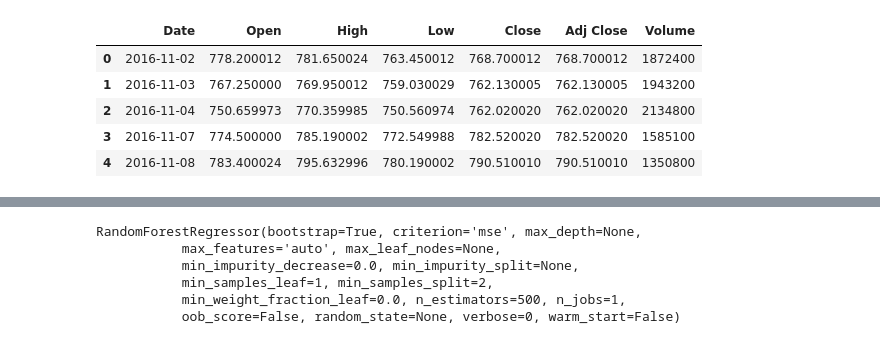
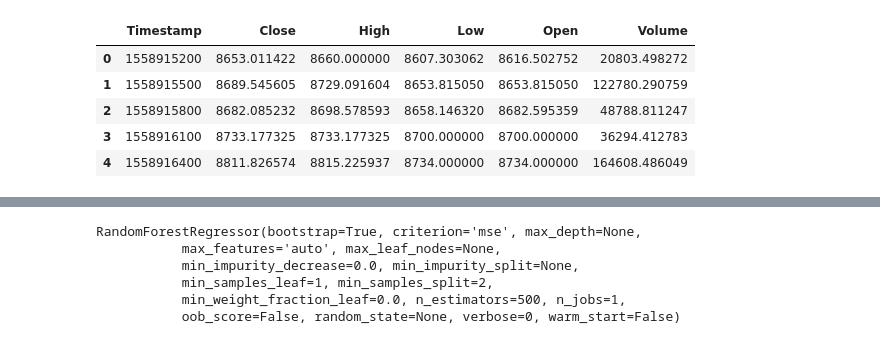
Before and after one commit to dxcv/TradingAlgo, a Jupyter notebook: Stacking/stack-encoder-ensemble-xgb-Modified.ipynb, the cells around one changed output, grey strips where cells are left out. Cells and saved outputs as stored; diff of their text form; code cells hidden in the pictures.

```diff
--- a/Stacking/stack-encoder-ensemble-xgb-Modified.ipynb
+++ b/Stacking/stack-encoder-ensemble-xgb-Modified.ipynb
@@ -13,16 +13,16 @@ sns.set()
 
 %matplotlib notebook
 # %%
-df = pd.read_csv('../dataset/GOOG-year.csv')
+df = pd.read_csv('../dataset/predict-set-20190527-0531.csv')
 date_ori = pd.to_datetime(df.iloc[:, 0]).tolist()
 df.head()
 # %% [output]
-|  | Date | Open | High | Low | Close | Adj Close | Volume |
-| 0 | 2016-11-02 | 778.200012 | 781.650024 | 763.450012 | 768.700012 | 768.700012 | 1872400 |
-| 1 | 2016-11-03 | 767.250000 | 769.950012 | 759.030029 | 762.130005 | 762.130005 | 1943200 |
-| 2 | 2016-11-04 | 750.659973 | 770.359985 | 750.560974 | 762.020020 | 762.020020 | 2134800 |
-| 3 | 2016-11-07 | 774.500000 | 785.190002 | 772.549988 | 782.520020 | 782.520020 | 1585100 |
-| 4 | 2016-11-08 | 783.400024 | 795.632996 | 780.190002 | 790.510010 | 790.510010 | 1350800 |
+|  | Timestamp | Close | High | Low | Open | Volume |
+| 0 | 1558915200 | 8653.011422 | 8660.000000 | 8607.303062 | 8616.502752 | 20803.498272 |
+| 1 | 1558915500 | 8689.545605 | 8729.091604 | 8653.815050 | 8653.815050 | 122780.290759 |
+| 2 | 1558915800 | 8682.085232 | 8698.578593 | 8658.146320 | 8682.595359 | 48788.811247 |
+| 3 | 1558916100 | 8733.177325 | 8733.177325 | 8700.000000 | 8700.000000 | 36294.412783 |
+| 4 | 1558916400 | 8811.826574 | 8815.225937 | 8734.000000 | 8734.000000 | 164608.486049 |
 # %%
 print(df.iloc[:, 3].values)
 # %% [output]
```
Also changed, not shown: parts of 20 cells of this notebook, 7 other files.
